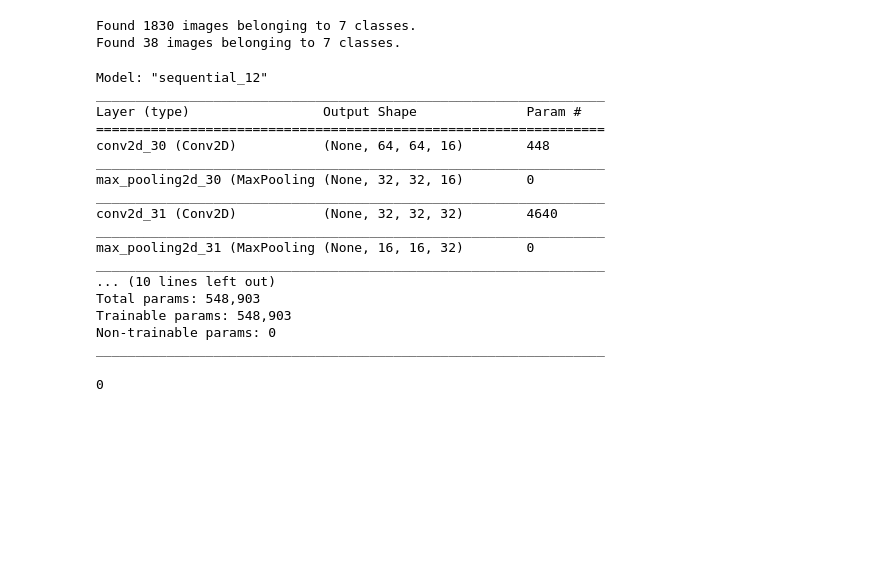
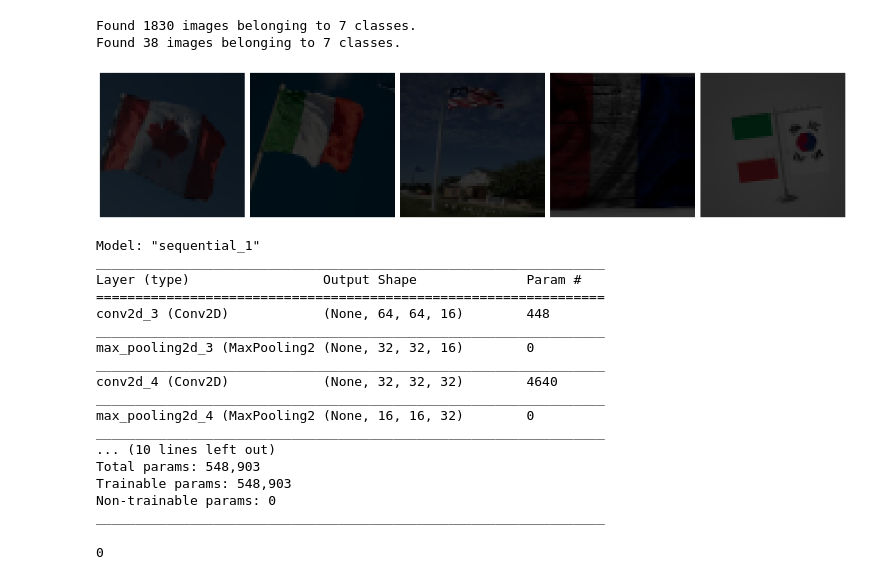
Before and after one commit to DveloperY0115/DataScienceStudy_NationalFlagRecog, a Jupyter notebook: Flag_Data/model.ipynb, the cells around one changed output. Saved outputs shown, nothing was run; the diff lists cells and outputs as text; code cells hidden in the pictures; blank space fills up the shorter version.

```diff
--- a/Flag_Data/model.ipynb
+++ b/Flag_Data/model.ipynb
@@ -55,18 +56,20 @@ Found 38 images belonging to 7 classes.
 # %%
 #옮겨 담기
 sample_training_images, _ = next(trainGen)
 
 # 이미지를 보여주는 함수
 def plotImages(images_arr):
     fig, axes = plt.subplots(1, 5, figsize=(20,20))
     axes = axes.flatten()
     for img, ax in zip(images_arr, axes):
         ax.imshow(img)
         ax.axis('off')
     plt.tight_layout()
     plt.show()
 
-# plotImages(sample_training_images[:5])
+plotImages(sample_training_images[:5])
+# %% [output]
+[figure, added]
 # %%
 from tensorflow.keras.layers import InputLayer ,Dense, Conv2D, Flatten, Dropout, MaxPooling2D
 
@@ -89,23 +92,23 @@ model = keras.Sequential([
     Dense(7, activation='softmax')
     ])
 
-model.compile(optimizer='adam',
+model.compile(optimizer=tf.keras.optimizers.Adam(0.001),
               loss='categorical_crossentropy',
               metrics=['accuracy'])
 
 model.summary()
 # %% [output]
-Model: "sequential_12"
+Model: "sequential_1"
 _________________________________________________________________
 Layer (type)                 Output Shape              Param #
 =================================================================
-conv2d_30 (Conv2D)           (None, 64, 64, 16)        448
+conv2d_3 (Conv2D)            (None, 64, 64, 16)        448
 _________________________________________________________________
-max_pooling2d_30 (MaxPooling (None, 32, 32, 16)        0
+max_pooling2d_3 (MaxPooling2 (None, 32, 32, 16)        0
 _________________________________________________________________
-conv2d_31 (Conv2D)           (None, 32, 32, 32)        4640
+conv2d_4 (Conv2D)            (None, 32, 32, 32)        4640
 _________________________________________________________________
-max_pooling2d_31 (MaxPooling (None, 16, 16, 32)        0
+max_pooling2d_4 (MaxPooling2 (None, 16, 16, 32)        0
 _________________________________________________________________
 ... (10 lines left out)
 Total params: 548,903
```
Also changed, not shown: parts of 10 cells of this notebook, 2 other files.
